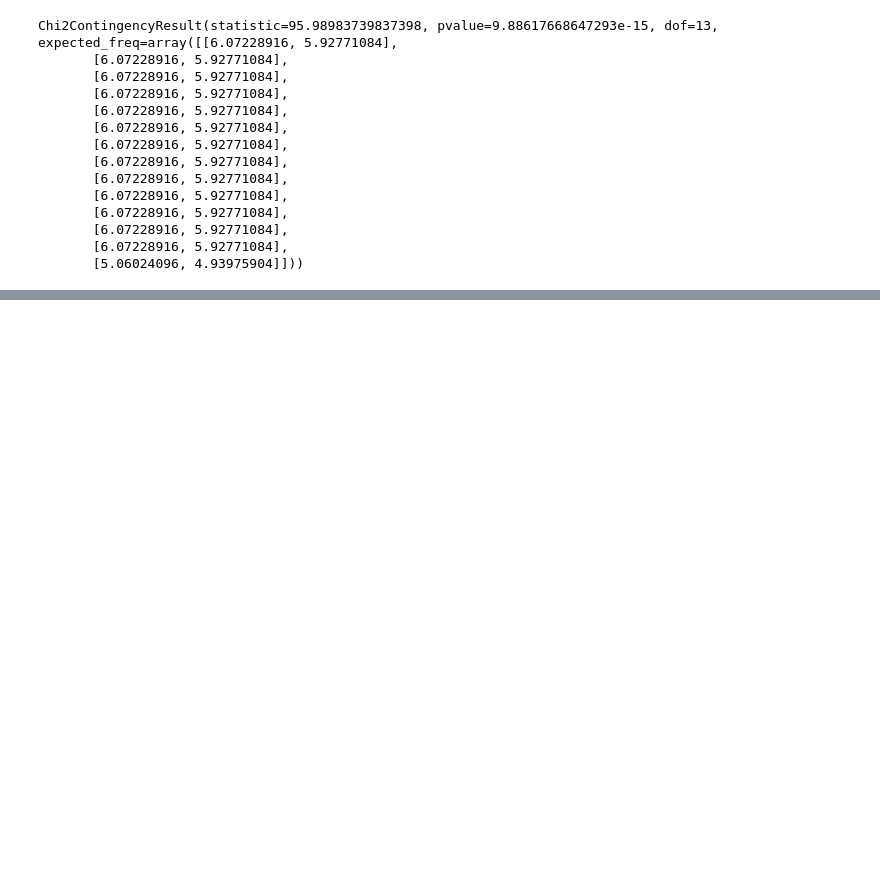
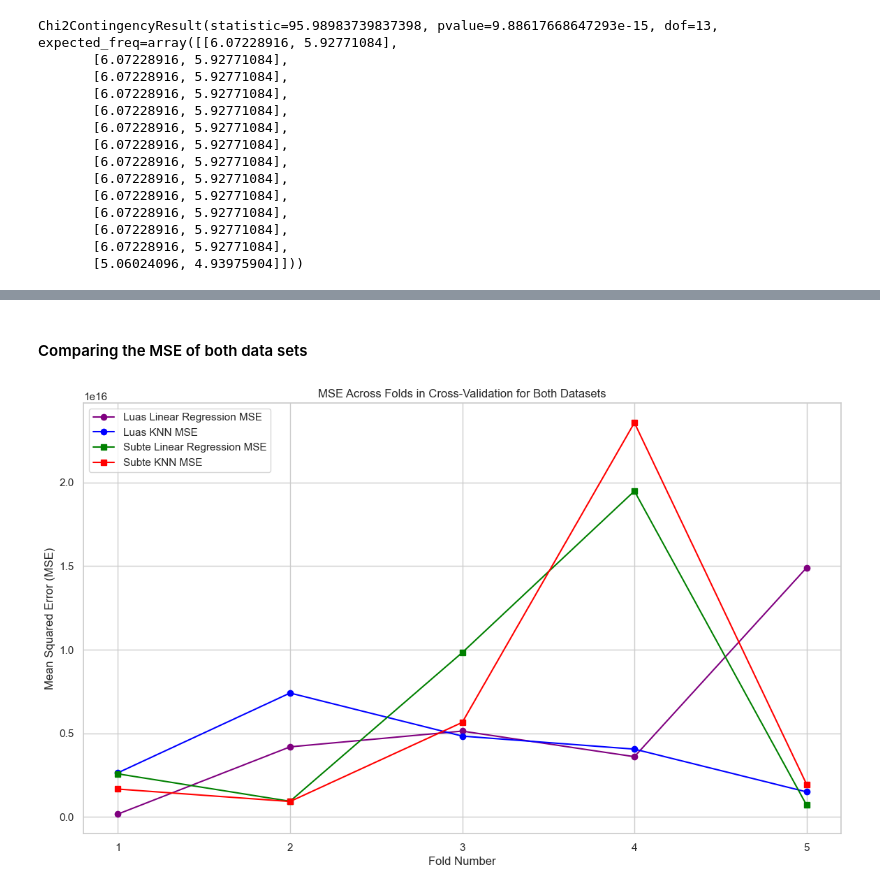
Before and after one commit to CCT2017156/MSC_DA__CA2, a Jupyter notebook: CA2/JupyterNotebook/MSC_DA_CA2.ipynb, the cells around one changed output, grey strips where cells are left out. Cells and saved outputs as stored; diff of their text form; code cells hidden in the pictures; blank space fills up the shorter version.

```diff
--- a/CA2/JupyterNotebook/MSC_DA_CA2.ipynb
+++ b/CA2/JupyterNotebook/MSC_DA_CA2.ipynb
@@ -691,0 +982,32 @@ Chi2ContingencyResult(statistic=95.98983739837398, pvalue=9.88617668647293e-15,
+# %% [markdown]
+#### Comparing the MSE of both data sets
+# %%
+#Luas Dublin and Subway Buenos Aires
+
+# Plotting the MSE for each fold in cross validation for both datasets and models
+plt.figure(figsize=(14, 8))
+
+# X-axis labels for the number of folds
+folds = range(1, n_folds + 1)
+
+# Plotting MSE for Linear Regression - Dublin Luas
+plt.plot(folds, mse_scores_lin_reg_luas, marker='o', color='purple', label='Luas Linear Regression MSE')
+
+# Plotting MSE for KNN - Dublin Luas
+plt.plot(folds, mse_scores_knn_luas, marker='o', color='blue', label='Luas KNN MSE')
+
+# Plotting MSE for Linear Regression - Buenos Aires Subte
+plt.plot(folds, mse_scores_lin_reg, marker='s', color='green', label='Subte Linear Regression MSE')
+
+# Plotting MSE for KNN - Buenos Aires Subte
+plt.plot(folds, mse_scores_knn, marker='s', color='red', label='Subte KNN MSE')
+
+plt.title('MSE Across Folds in Cross-Validation for Both Datasets')
+plt.xlabel('Fold Number')
+plt.ylabel('Mean Squared Error (MSE)')
+plt.xticks(folds)
+plt.legend()
+plt.grid(True)
+plt.show()
+# %% [output]
+[figure, added]
```
Also changed, not shown: parts of 32 cells of this notebook.
